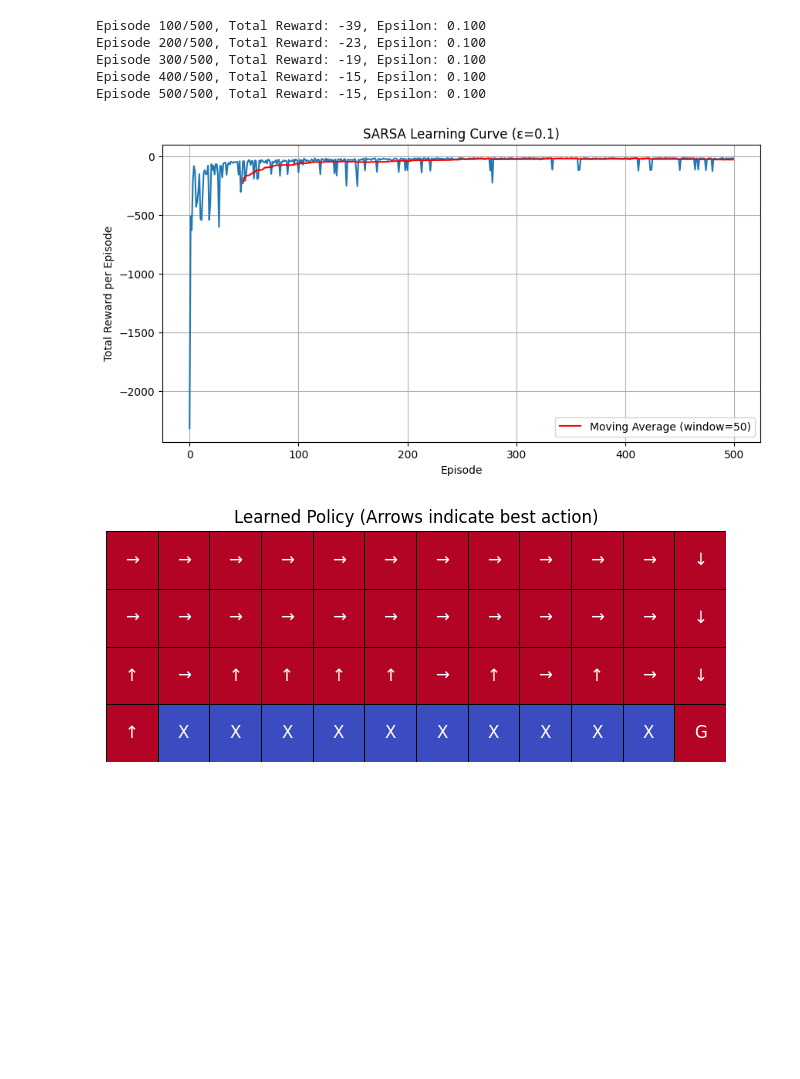
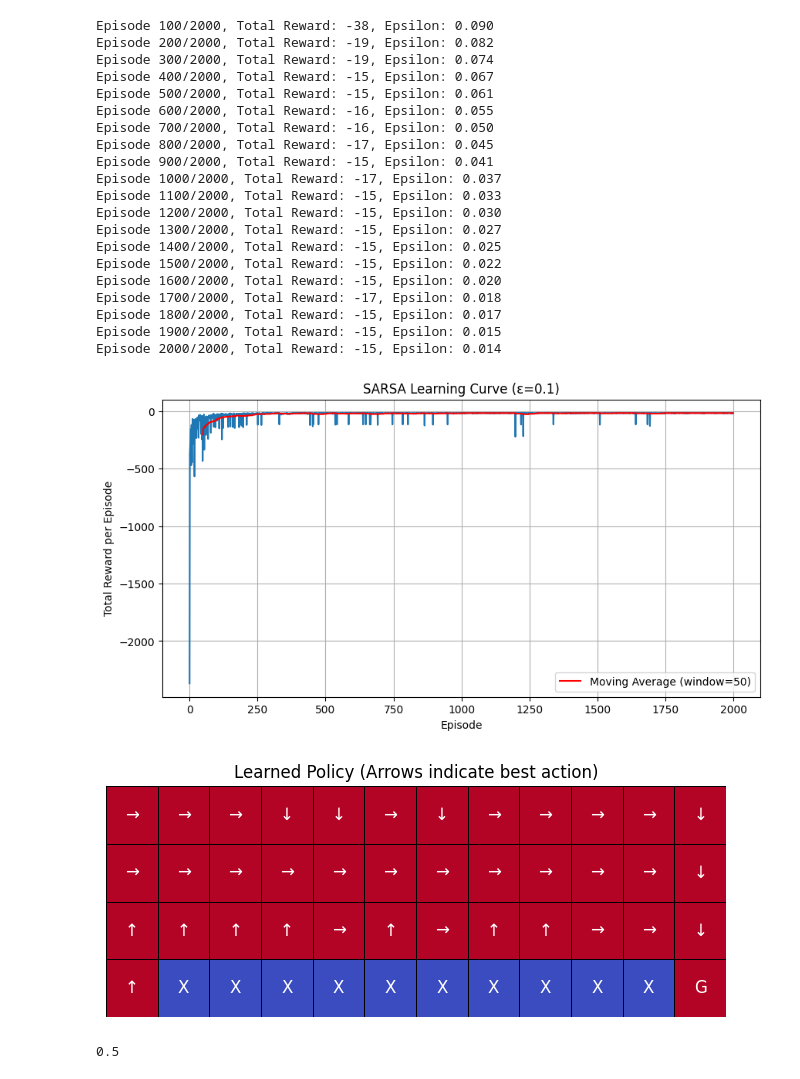
Before and after one commit to h-lu/rl2025, a Jupyter notebook: 1.ipynb, the cells around one changed output. Cells and saved outputs as stored; diff of their text form; code cells hidden in the pictures; blank space fills up the shorter version.

```diff
--- a/1.ipynb
+++ b/1.ipynb
@@ -12,9 +12,9 @@ env = gym.make("CliffWalking-v0")
 alpha = 0.1       # 学习率
 gamma = 0.99      # 折扣因子
 epsilon = 0.1     # 探索率 (初始值)
-# epsilon_decay = 0.999 # (可选) Epsilon 衰减率
-# min_epsilon = 0.01   # (可选) 最小 Epsilon
-num_episodes = 500
+epsilon_decay = 0.999 # (可选) Epsilon 衰减率
+min_epsilon = 0.01   # (可选) 最小 Epsilon
+num_episodes = 2000
 
 # 初始化 Q 表 (状态是离散的数字 0-47)
 # Q = defaultdict(lambda: np.zeros(env.action_space.n))
@@ -56,7 +56,8 @@ for i in range(num_episodes):
         next_action = choose_action_epsilon_greedy(next_state, current_epsilon)
 
         # SARSA 更新
-        td_target = reward + gamma * Q[next_state, next_action] * (1 - terminated) # 如果终止，未来价值为0
+        # td_target = reward + gamma * Q[next_state, next_action] * (1 - terminated) # 如果终止，未来价值为0
+        td_target = reward + gamma * np.max(Q[next_state, :]) * (1 - terminated) # 如果终止，未来价值为0
         td_error = td_target - Q[state, action]
         Q[state, action] = Q[state, action] + alpha * td_error
 
@@ -67,7 +68,7 @@ for i in range(num_episodes):
     episode_rewards.append(total_reward)
 
     # (可选) Epsilon 衰减
-    # current_epsilon = max(min_epsilon, current_epsilon * epsilon_decay)
+    current_epsilon = max(min_epsilon, current_epsilon * epsilon_decay)
 
     if (i + 1) % 100 == 0:
         print(f"Episode {i+1}/{num_episodes}, Total Reward: {total_reward}, Epsilon: {current_epsilon:.3f}")
@@ -113,37 +114,56 @@ def plot_policy(Q_table, env_shape=(4, 12)):
 
 
             # Check if Q-values for this state are all zero (might happen early on)
             if np.all(Q_table[state, :] == 0):
                  # Assign a default action or symbol if Q-values are zero and not cliff/goal/start
                  if policy_grid[r, c] == '': # Avoid overwriting S, G, X
                     policy_grid[r, c] = '.' # Indicate unvisited or zero Q
             else:
                 best_action = np.argmax(Q_table[state, :])
                 policy_grid[r, c] = actions_map[best_action]
 
 
     plt.figure(figsize=(8, 3))
     # Create a dummy data array for heatmap background coloring if needed
     dummy_data = np.zeros(env_shape)
     # Mark cliff states for potential background coloring
     dummy_data[3, 1:-1] = -1 # Example: mark cliff row with -1
 
     sns.heatmap(dummy_data, annot=policy_grid, fmt="", cmap="coolwarm", # Use a cmap that distinguishes cliff
                 cbar=False, linewidths=.5, linecolor='black', annot_kws={"size": 12})
     plt.title("Learned Policy (Arrows indicate best action)")
     plt.xticks([])
     plt.yticks([])
     plt.show()
 
 plot_policy(Q)
 
 
 env.close()
 # %% [output]
-Episode 100/500, Total Reward: -39, Epsilon: 0.100
-Episode 200/500, Total Reward: -23, Epsilon: 0.100
-Episode 300/500, Total Reward: -19, Epsilon: 0.100
-Episode 400/500, Total Reward: -15, Epsilon: 0.100
-Episode 500/500, Total Reward: -15, Epsilon: 0.100
+Episode 100/2000, Total Reward: -38, Epsilon: 0.090
+Episode 200/2000, Total Reward: -19, Epsilon: 0.082
+Episode 300/2000, Total Reward: -19, Epsilon: 0.074
+Episode 400/2000, Total Reward: -15, Epsilon: 0.067
+Episode 500/2000, Total Reward: -15, Epsilon: 0.061
+Episode 600/2000, Total Reward: -16, Epsilon: 0.055
+Episode 700/2000, Total Reward: -16, Epsilon: 0.050
+Episode 800/2000, Total Reward: -17, Epsilon: 0.045
+Episode 900/2000, Total Reward: -15, Epsilon: 0.041
+Episode 1000/2000, Total Reward: -17, Epsilon: 0.037
+Episode 1100/2000, Total Reward: -15, Epsilon: 0.033
+Episode 1200/2000, Total Reward: -15, Epsilon: 0.030
+Episode 1300/2000, Total Reward: -15, Epsilon: 0.027
+Episode 1400/2000, Total Reward: -15, Epsilon: 0.025
+Episode 1500/2000, Total Reward: -15, Epsilon: 0.022
+Episode 1600/2000, Total Reward: -15, Epsilon: 0.020
+Episode 1700/2000, Total Reward: -17, Epsilon: 0.018
+Episode 1800/2000, Total Reward: -15, Epsilon: 0.017
+Episode 1900/2000, Total Reward: -15, Epsilon: 0.015
+Episode 2000/2000, Total Reward: -15, Epsilon: 0.014
-[figure, old version]
+[figure, new version]
-[figure, old version]
+[figure, new version]
+# %%
+epsilon
+# %% [output]
+0.5
```
Also changed, not shown: 11 other files.
